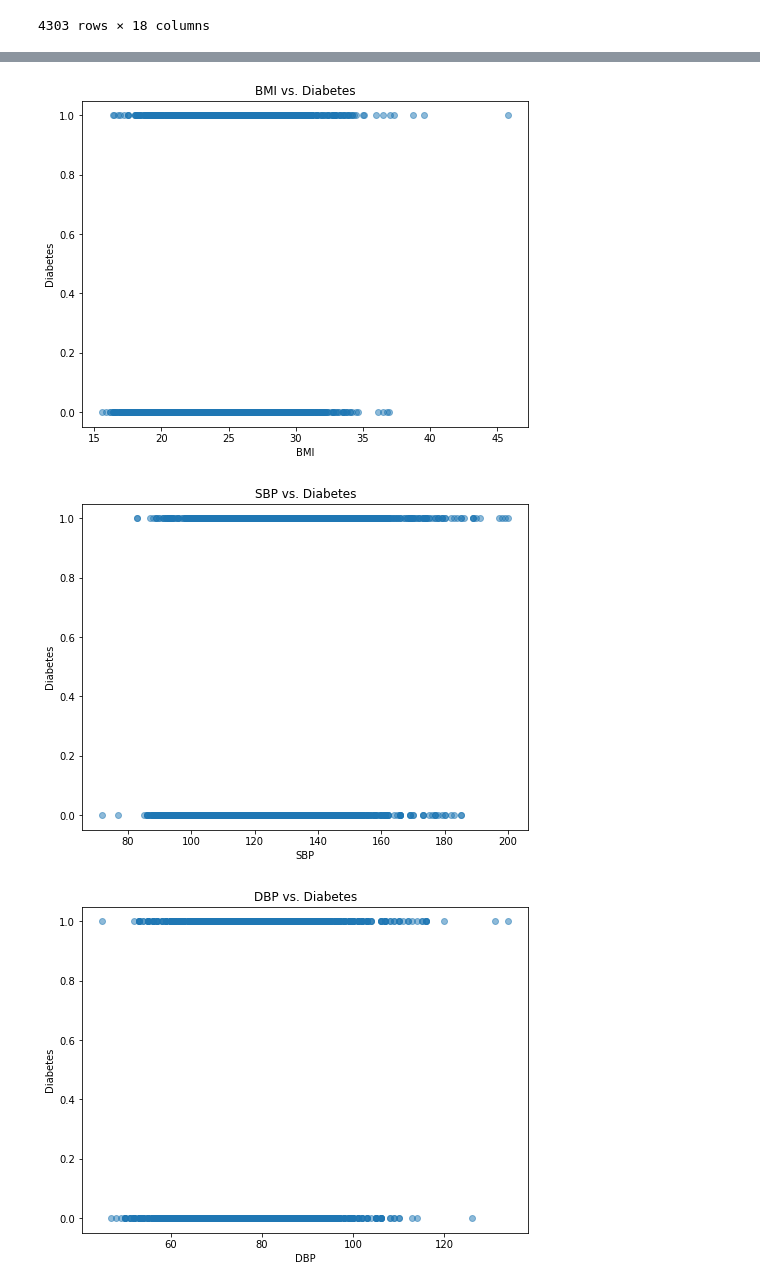
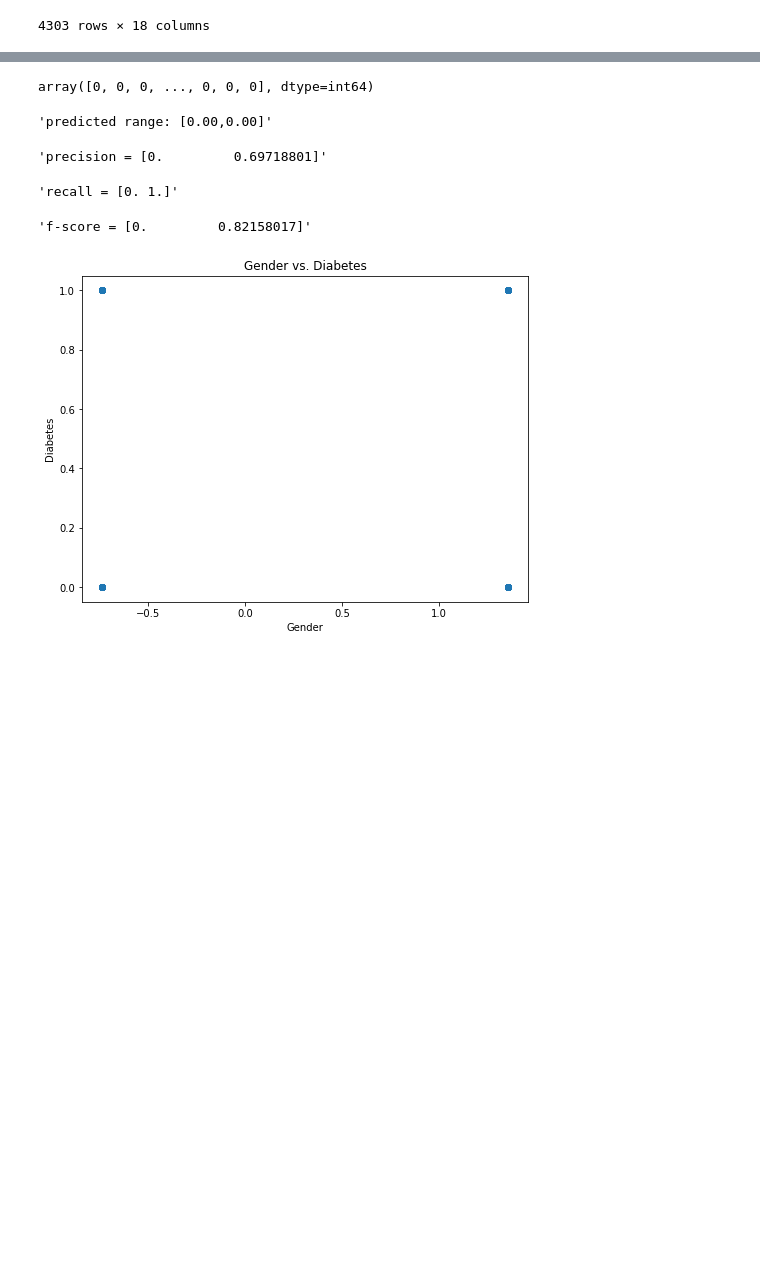
Before and after one commit to Samuel8Gold/cs5830_project7, a Jupyter notebook: samAnalysis.ipynb, the cells around one changed output, grey strips where cells are left out. Drawn from its saved outputs; the diff is of its cells as text; code cells hidden in the pictures; blank space fills up the shorter version.

Commit message:
Here is My perfect Data

```diff
--- a/samAnalysis.ipynb
+++ b/samAnalysis.ipynb
@@ -75,0 +43,3 @@ smoking        1.4450      0.074     19.650      0.000       1.301       1.589
+# %%
+X = df.drop(columns=['Diabetes'])  # All variables except 'Diabetes'
+y = df['Diabetes']  # Target variable 'Diabetes'
@@ -75,0 +139,17 @@ smoking        1.4450      0.074     19.650      0.000       1.301       1.589
+# %%
+# Initialize logistic regression model
+log_reg_model = LogisticRegression()
+
+# Perform cross-validated predictions
+X = df.drop(columns=["SBP", "DBP", "ALT", "BUN", "CCR"])
+cv_results = cross_validate(X, y)
+
+# Calculate the mean of each statistic
+mean_precision = sum(cv_results['precision']) / len(cv_results['precision'])
+mean_recall = sum(cv_results['recall']) / len(cv_results['recall'])
+mean_f1 = sum(cv_results['f1']) / len(cv_results['f1'])
+
+# Print the mean of each statistic
+print("Mean Precision:", mean_precision)
+print("Mean Recall:", mean_recall)
+print("Mean F1-score:", mean_f1)
@@ -76,13 +162,32 @@ smoking        1.4450      0.074     19.650      0.000       1.301       1.589
 # %%
-# Iterate through each column in the DataFrame
+# Iterate through each column in the DataFrame and find statistical variables with them
+target_variable = "Diabetes"
 for column in df.columns:
-    # Exclude the target variable from the scatterplot
-    if column != target_variable and column not in categorical_variables:
-        # Create a scatterplot for the current column against the target variable
-        plt.figure(figsize=(8, 6))
-        plt.scatter(df[column], df[target_variable], alpha=0.5)
-        plt.title(f'{column} vs. {target_variable}')
-        plt.xlabel(column)
-        plt.ylabel(target_variable)
-        plt.show()  # Display the scatterplot
+    # Create a scatterplot for the current column against the target variable
+    X = df[[column]]
+    y = df[target_variable]
+
+    # Create a logistic regression model
+    lm = LogisticRegression()
+
+    # Fit the model
+    lm.fit(X, y)
+
+    # Predictions
+    y_pred = lm.predict(X)
+
+    display(y_pred)
+
+    display('predicted range: [{0:.2f},{1:.2f}]'.format(min(y_pred), max(y_pred)))
+
+    p,r,f,s = precision_recall_fscore_support(y, y_pred, labels=[1,0])
+    display('precision = {}'.format(p))
+    display('recall = {}'.format(r))
+    display('f-score = {}'.format(f))
+    plt.figure(figsize=(8, 6))
+    plt.scatter(df[column], df[target_variable], alpha=0.5)
+    plt.title(f'{column} vs. {target_variable}')
+    plt.xlabel(column)
+    plt.ylabel(target_variable)
+    plt.show()  # Display the scatterplot
 # %% [output]
@@ -90,3 +200,6 @@ for column in df.columns:
+array([0, 0, 0, ..., 0, 0, 0], dtype=int64)
+'predicted range: [0.00,0.00]'
+'precision = [0.         0.69718801]'
+'recall = [0. 1.]'
+'f-score = [0.         0.82158017]'
-[figure, old version]
+[figure, new version]
-[figure, removed]
-[figure, removed]
```
Also changed, not shown: parts of 18 cells of this notebook.
